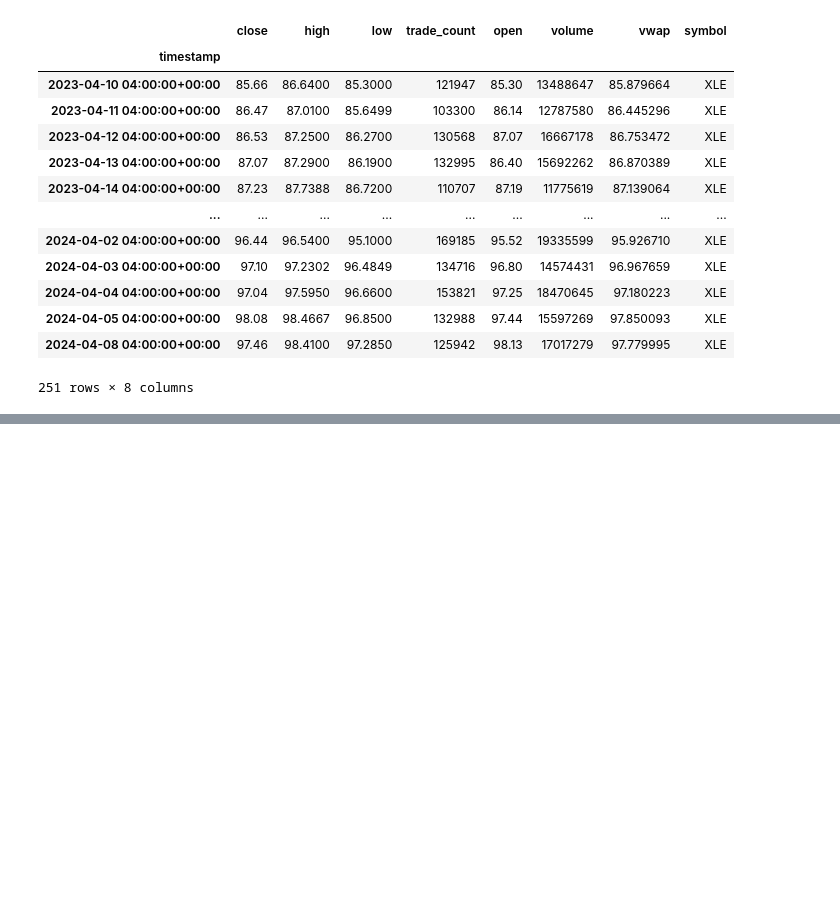
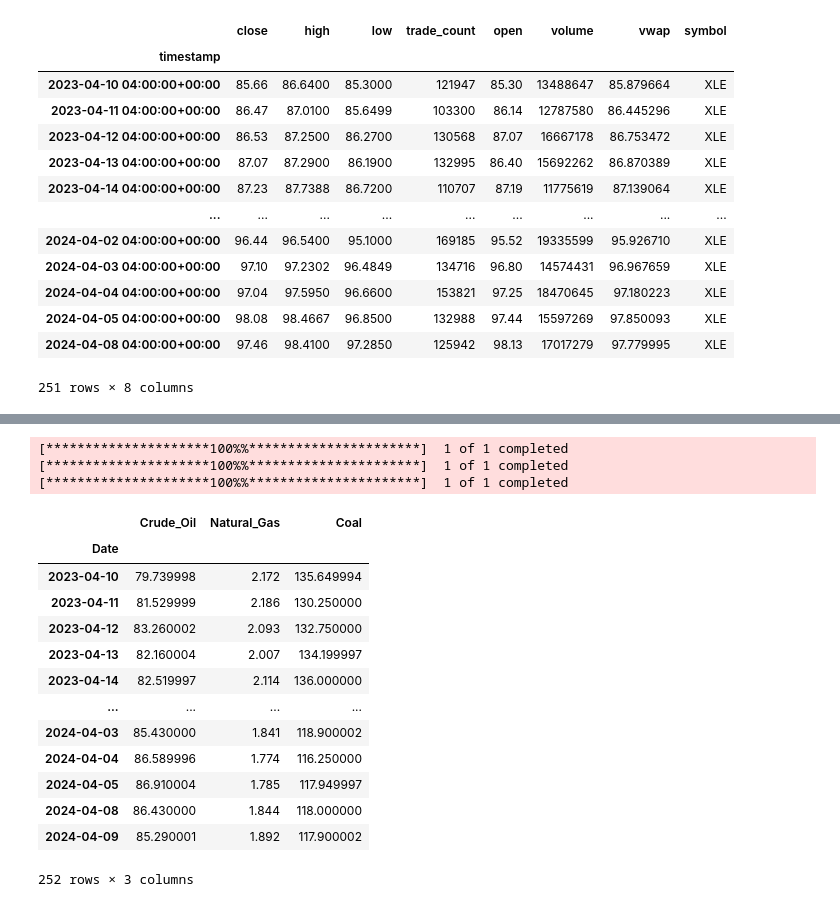
Before and after one commit to 15jarom/OptionsHedgingXLE, a Jupyter notebook: Untitled.ipynb, the cells around one changed output, grey strips where cells are left out. Cells and saved outputs as stored; diff of their text form; code cells hidden in the pictures; blank space fills up the shorter version.

```diff
--- a/Untitled.ipynb
+++ b/Untitled.ipynb
@@ -66,0 +105,37 @@ stock_price
+# %%
+# Define the ticker symbols
+crude_oil_ticker = "CL=F"
+natural_gas_ticker = "NG=F"
+coal_ticker ="MTF=F"
+
+# Fetch data for crude oil, natural gas and coal spot prices
+crude_oil_data = yf.download(crude_oil_ticker, period="1y")
+natural_gas_data = yf.download(natural_gas_ticker, period="1y")
+coal_data = yf.download(coal_ticker, period="1y")
+
+# Extract only the 'Close' prices and rename columns
+crude_oil_prices = pd.DataFrame(crude_oil_data['Close']).rename(columns={'Close': 'Crude_Oil'})
+natural_gas_prices = pd.DataFrame(natural_gas_data['Close']).rename(columns={'Close': 'Natural_Gas'})
+coal_prices = pd.DataFrame(coal_data['Close']).rename(columns={'Close': 'Coal'})
+
+# Concatenate the dataframes along the date axis and drop na
+energy_prices = pd.concat([crude_oil_prices, natural_gas_prices,coal_prices], axis=1).dropna()
+energy_prices
+# %% [output]
+[*********************100%%**********************]  1 of 1 completed
+[*********************100%%**********************]  1 of 1 completed
+[*********************100%%**********************]  1 of 1 completed
+|  | Crude_Oil | Natural_Gas | Coal |
+| Date |  |  |  |
+| 2023-04-10 | 79.739998 | 2.172 | 135.649994 |
+| 2023-04-11 | 81.529999 | 2.186 | 130.250000 |
+| 2023-04-12 | 83.260002 | 2.093 | 132.750000 |
+| 2023-04-13 | 82.160004 | 2.007 | 134.199997 |
+| 2023-04-14 | 82.519997 | 2.114 | 136.000000 |
+| ... | ... | ... | ... |
+| 2024-04-03 | 85.430000 | 1.841 | 118.900002 |
+| 2024-04-04 | 86.589996 | 1.774 | 116.250000 |
+| 2024-04-05 | 86.910004 | 1.785 | 117.949997 |
+| 2024-04-08 | 86.430000 | 1.844 | 118.000000 |
+| 2024-04-09 | 85.290001 | 1.892 | 117.900002 |
+252 rows × 3 columns
```
Also changed, not shown: parts of 6 cells of this notebook.
